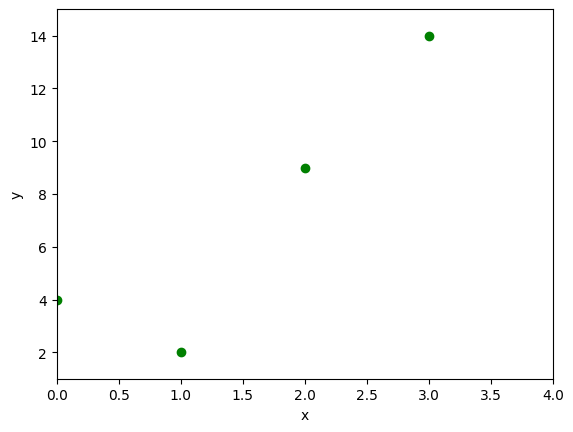
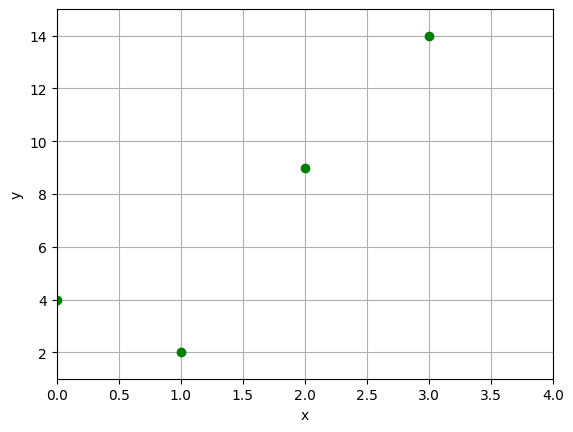
Code edit (unified diff) that turned the first committed figure into the second:
--- before
+++ after
@@ -7,3 +7,4 @@
 plt.xlabel('x')
 plt.axis([0,4,1,15])
+plt.grid(True) # Gitter einfügen
 plt.show()

Commit: lernen